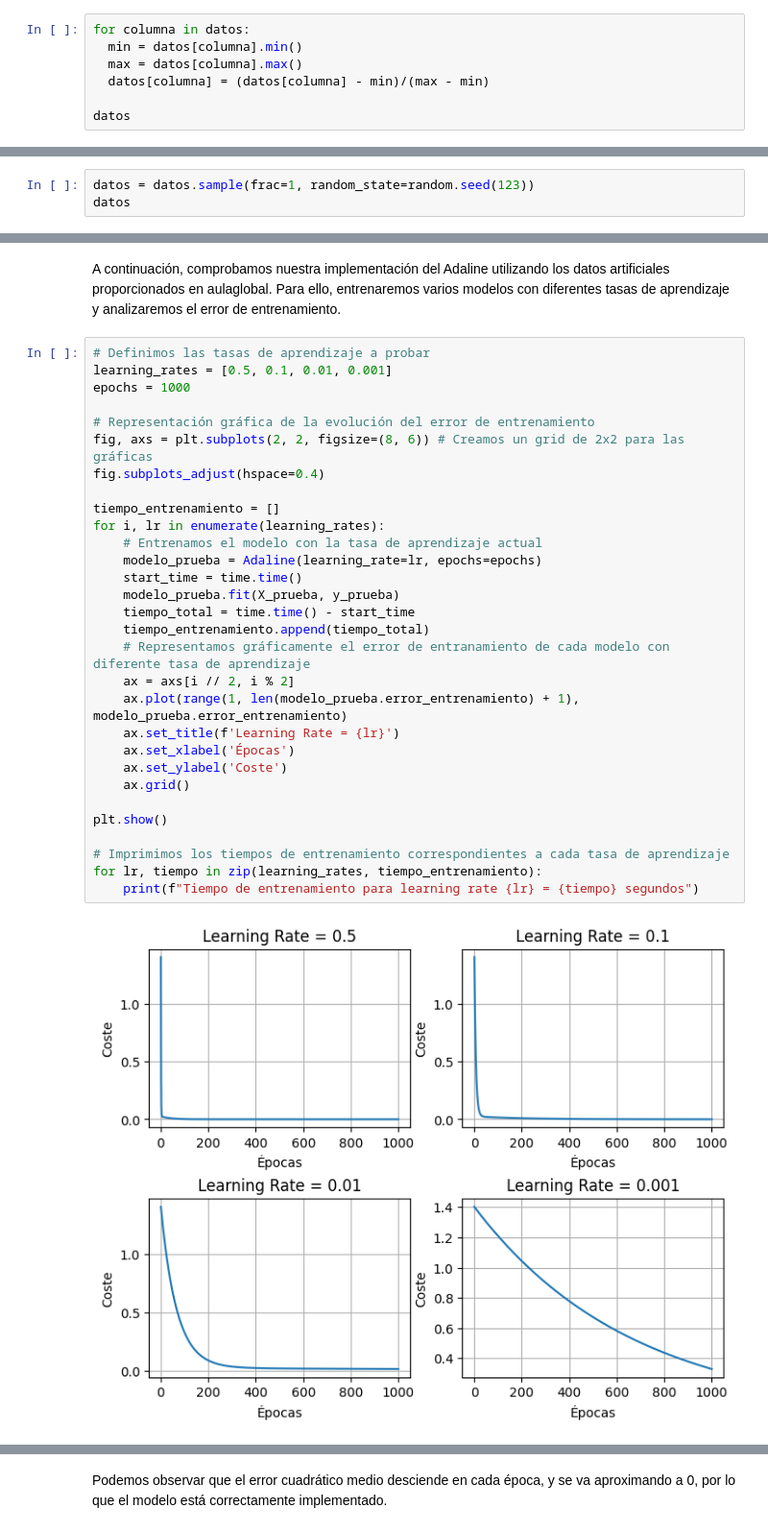
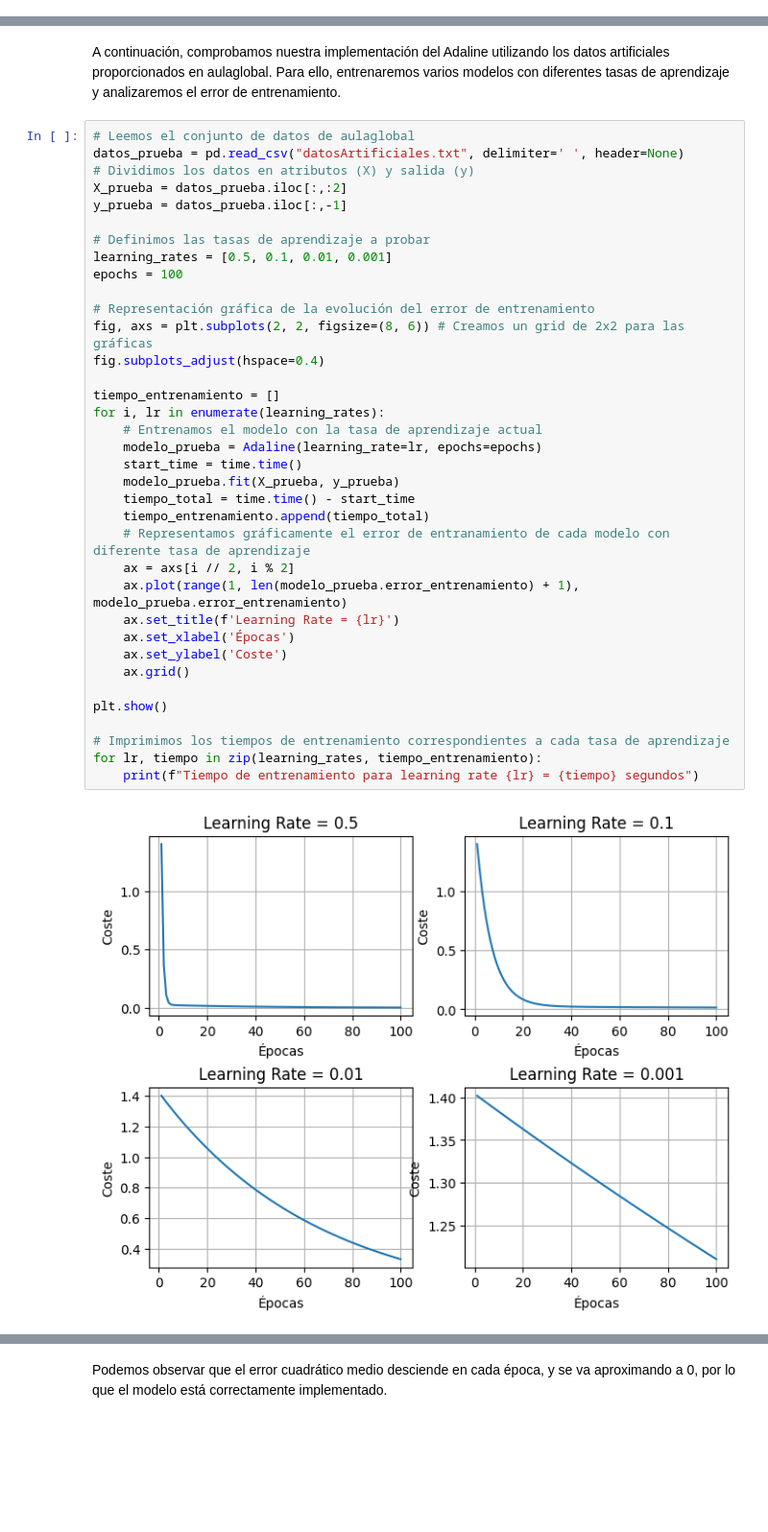
Before and after one commit to cabamarcos/Gas-Turbine-Emission-Prediction, a Jupyter notebook: P1_RRNN.ipynb, the cells around one changed output, grey strips where cells are left out. Shown at 96% size. Drawn from its saved outputs; the diff is of its cells as text; blank space fills up the shorter version.

```diff
--- a/P1_RRNN.ipynb
+++ b/P1_RRNN.ipynb
@@ -117,7 +112,0 @@ Previamente a entrenar los modelos, debemos realizar una transformación de los
-# %%
-for columna in datos:
-  min = datos[columna].min()
-  max = datos[columna].max()
-  datos[columna] = (datos[columna] - min)/(max - min)
-
-datos
@@ -140,3 +112,0 @@ datos
-# %%
-datos = datos.sample(frac=1, random_state=random.seed(123))
-datos
@@ -238,34 +246,40 @@ class Adaline:
 # %% [markdown]
 A continuación, comprobamos nuestra implementación del Adaline utilizando los datos artificiales proporcionados en aulaglobal. Para ello, entrenaremos varios modelos con diferentes tasas de aprendizaje y analizaremos el error de entrenamiento.
 # %%
+# Leemos el conjunto de datos de aulaglobal
+datos_prueba = pd.read_csv("datosArtificiales.txt", delimiter=' ', header=None)
+# Dividimos los datos en atributos (X) y salida (y)
+X_prueba = datos_prueba.iloc[:,:2]
+y_prueba = datos_prueba.iloc[:,-1]
+
 # Definimos las tasas de aprendizaje a probar
 learning_rates = [0.5, 0.1, 0.01, 0.001]
-epochs = 1000
+epochs = 100
 
 # Representación gráfica de la evolución del error de entrenamiento
 fig, axs = plt.subplots(2, 2, figsize=(8, 6)) # Creamos un grid de 2x2 para las gráficas
 fig.subplots_adjust(hspace=0.4)
 
 tiempo_entrenamiento = []
 for i, lr in enumerate(learning_rates):
     # Entrenamos el modelo con la tasa de aprendizaje actual
     modelo_prueba = Adaline(learning_rate=lr, epochs=epochs)
     start_time = time.time()
     modelo_prueba.fit(X_prueba, y_prueba)
     tiempo_total = time.time() - start_time
     tiempo_entrenamiento.append(tiempo_total)
     # Representamos gráficamente el error de entranamiento de cada modelo con diferente tasa de aprendizaje
     ax = axs[i // 2, i % 2]
     ax.plot(range(1, len(modelo_prueba.error_entrenamiento) + 1), modelo_prueba.error_entrenamiento)
     ax.set_title(f'Learning Rate = {lr}')
     ax.set_xlabel('Épocas')
     ax.set_ylabel('Coste')
     ax.grid()
 
 plt.show()
 
 # Imprimimos los tiempos de entrenamiento correspondientes a cada tasa de aprendizaje
 for lr, tiempo in zip(learning_rates, tiempo_entrenamiento):
     print(f"Tiempo de entrenamiento para learning rate {lr} = {tiempo} segundos")
 # %% [output]
-[figure, old version]
+[figure, new version]
```
Also changed, not shown: parts of 20 cells of this notebook.
